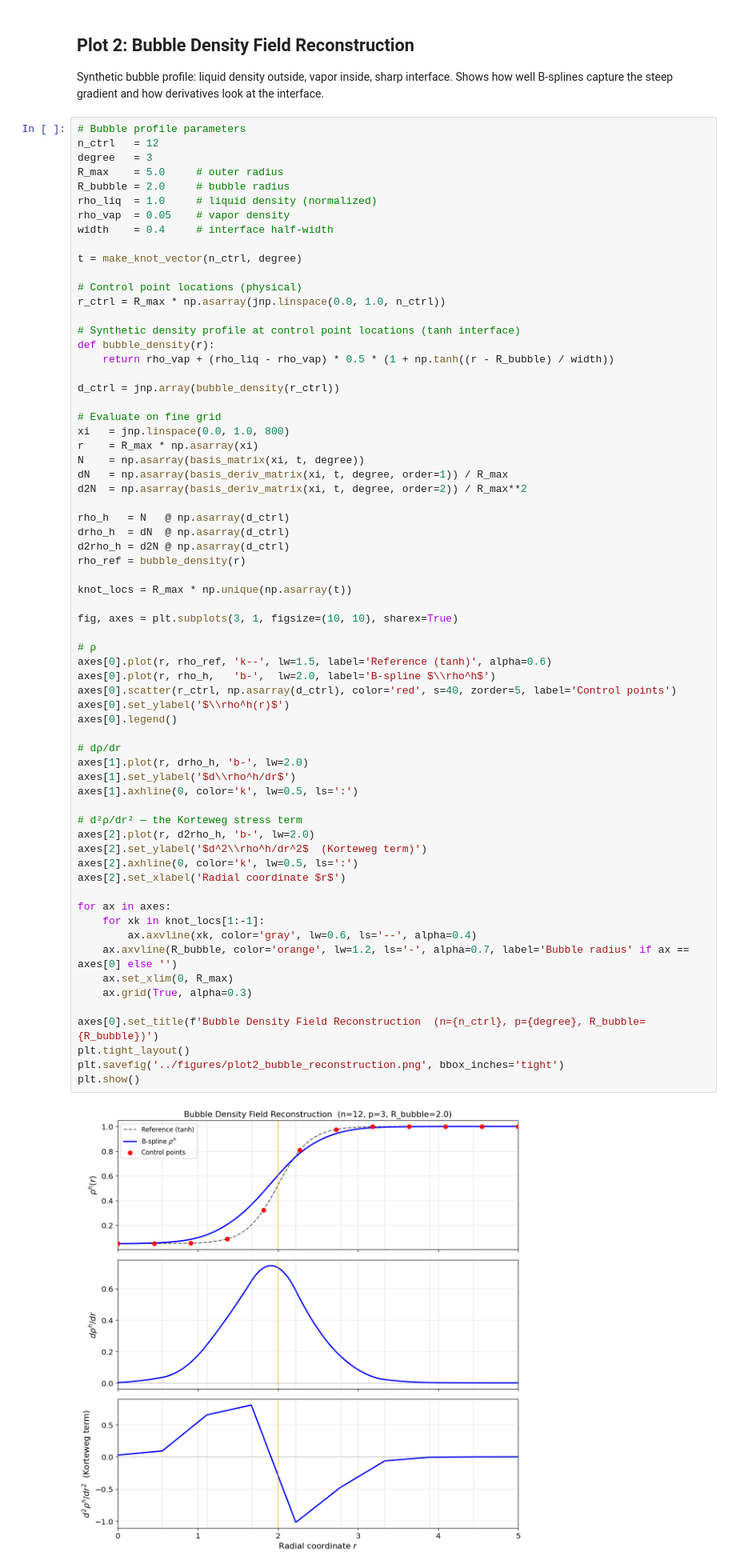
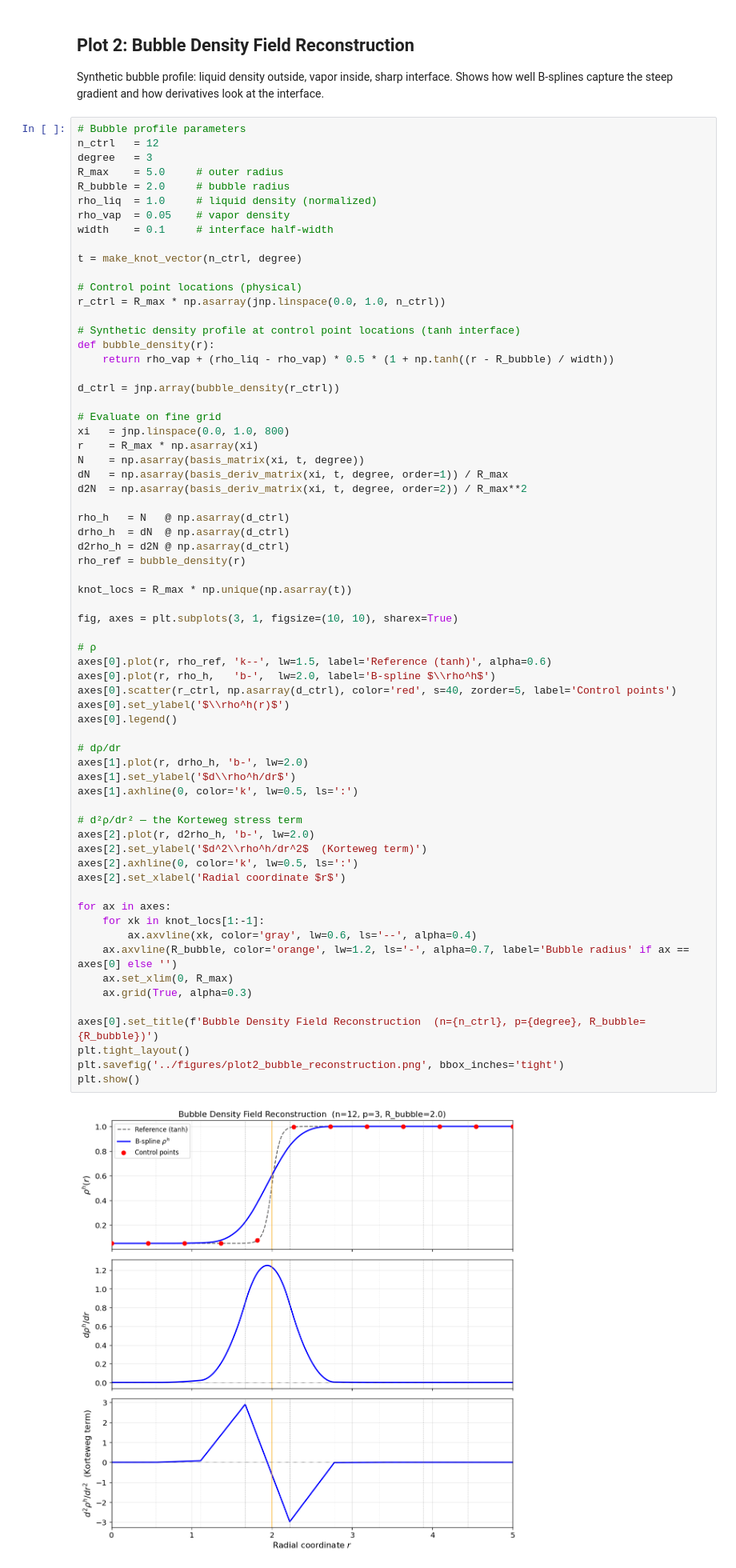
Before and after one commit to mintChocolate717/PyNSK, a Jupyter notebook: notebooks/01_spatial_foundation.ipynb, the cells around one changed output. Shown at 80% size. Saved outputs shown, nothing was run; the diff lists cells and outputs as text.

Commit message:
Steepen tanh interface in bubble reconstruction plot (width 0.4 → 0.1)
Co-Authored-By: Claude Sonnet 4.6 <noreply@anthropic.com>

```diff
--- a/notebooks/01_spatial_foundation.ipynb
+++ b/notebooks/01_spatial_foundation.ipynb
@@ -82,7 +82,7 @@ R_max    = 5.0     # outer radius
 R_bubble = 2.0     # bubble radius
 rho_liq  = 1.0     # liquid density (normalized)
 rho_vap  = 0.05    # vapor density
-width    = 0.4     # interface half-width
+width    = 0.1     # interface half-width
 
 t = make_knot_vector(n_ctrl, degree)
 
@@ -114,34 +114,34 @@ fig, axes = plt.subplots(3, 1, figsize=(10, 10), sharex=True)
 # ρ
 axes[0].plot(r, rho_ref, 'k--', lw=1.5, label='Reference (tanh)', alpha=0.6)
 axes[0].plot(r, rho_h,   'b-',  lw=2.0, label='B-spline $\\rho^h$')
 axes[0].scatter(r_ctrl, np.asarray(d_ctrl), color='red', s=40, zorder=5, label='Control points')
 axes[0].set_ylabel('$\\rho^h(r)$')
 axes[0].legend()
 
 # dρ/dr
 axes[1].plot(r, drho_h, 'b-', lw=2.0)
 axes[1].set_ylabel('$d\\rho^h/dr$')
 axes[1].axhline(0, color='k', lw=0.5, ls=':')
 
 # d²ρ/dr² — the Korteweg stress term
 axes[2].plot(r, d2rho_h, 'b-', lw=2.0)
 axes[2].set_ylabel('$d^2\\rho^h/dr^2$  (Korteweg term)')
 axes[2].axhline(0, color='k', lw=0.5, ls=':')
 axes[2].set_xlabel('Radial coordinate $r$')
 
 for ax in axes:
     for xk in knot_locs[1:-1]:
         ax.axvline(xk, color='gray', lw=0.6, ls='--', alpha=0.4)
     ax.axvline(R_bubble, color='orange', lw=1.2, ls='-', alpha=0.7, label='Bubble radius' if ax == axes[0] else '')
     ax.set_xlim(0, R_max)
     ax.grid(True, alpha=0.3)
 
 axes[0].set_title(f'Bubble Density Field Reconstruction  (n={n_ctrl}, p={degree}, R_bubble={R_bubble})')
 plt.tight_layout()
 plt.savefig('../figures/plot2_bubble_reconstruction.png', bbox_inches='tight')
 plt.show()
 # %% [output]
-[figure, old version]
+[figure, new version]
 # %% [markdown]
 ## Plot 3: Quadrature Point Distribution
 Shows element boundaries, Gauss point locations, and the $r^2$ spherical weight factor — motivates why integration near $r=0$ requires care.
```
